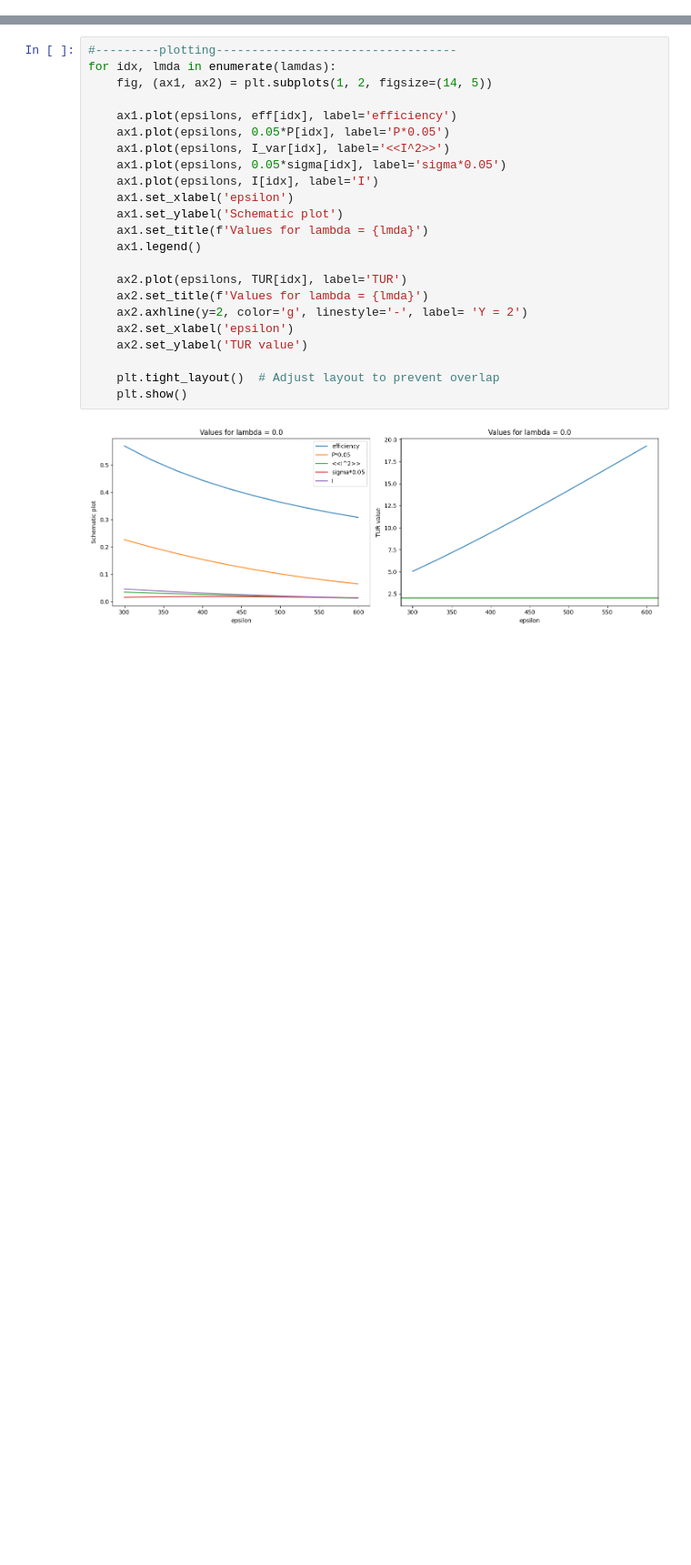
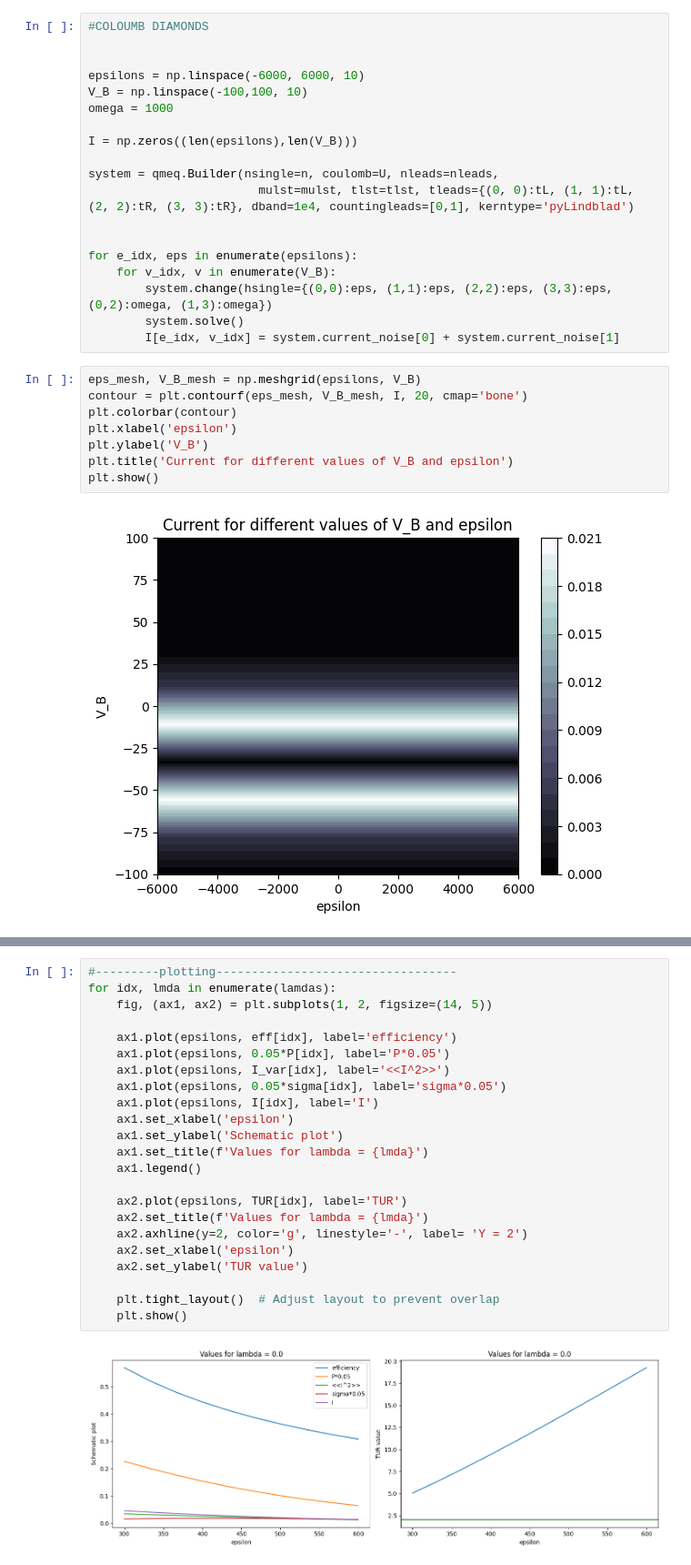
Before and after one commit to myIntSet/thermoelectrics, a Jupyter notebook: current_P_plots_qmeq.ipynb, the cells around one changed output, grey strips where cells are left out. Shown at 91% size. Drawn from its saved outputs; the diff is of its cells as text; blank space fills up the shorter version.

Commit message:
Fixing coulomb diamonds

```diff
--- a/current_P_plots_qmeq.ipynb
+++ b/current_P_plots_qmeq.ipynb
@@ -57,3 +116,32 @@ for l_idx, lmda in enumerate(lamdas):
+# %%
+#COLOUMB DIAMONDS
+
+
+epsilons = np.linspace(-6000, 6000, 10)
+V_B = np.linspace(-100,100, 10)
+omega = 1000
+
+I = np.zeros((len(epsilons),len(V_B)))
+
+system = qmeq.Builder(nsingle=n, coulomb=U, nleads=nleads,
+                        mulst=mulst, tlst=tlst, tleads={(0, 0):tL, (1, 1):tL, (2, 2):tR, (3, 3):tR}, dband=1e4, countingleads=[0,1], kerntype='pyLindblad')
+
+
+for e_idx, eps in enumerate(epsilons):
+    for v_idx, v in enumerate(V_B):
+        system.change(hsingle={(0,0):eps, (1,1):eps, (2,2):eps, (3,3):eps, (0,2):omega, (1,3):omega})
+        system.solve()
+        I[e_idx, v_idx] = system.current_noise[0] + system.current_noise[1]
+# %%
+eps_mesh, V_B_mesh = np.meshgrid(epsilons, V_B)
+contour = plt.contourf(eps_mesh, V_B_mesh, I, 20, cmap='bone')
+plt.colorbar(contour)
+plt.xlabel('epsilon')
+plt.ylabel('V_B')
+plt.title('Current for different values of V_B and epsilon')
+plt.show()
+# %% [output]
+[figure, added]
 # %%
 #Calculations of P, efficiency, sigma and TUR
 if T_L < T_R:
```
Also changed, not shown: parts of 6 cells of this notebook, 2 other files.
